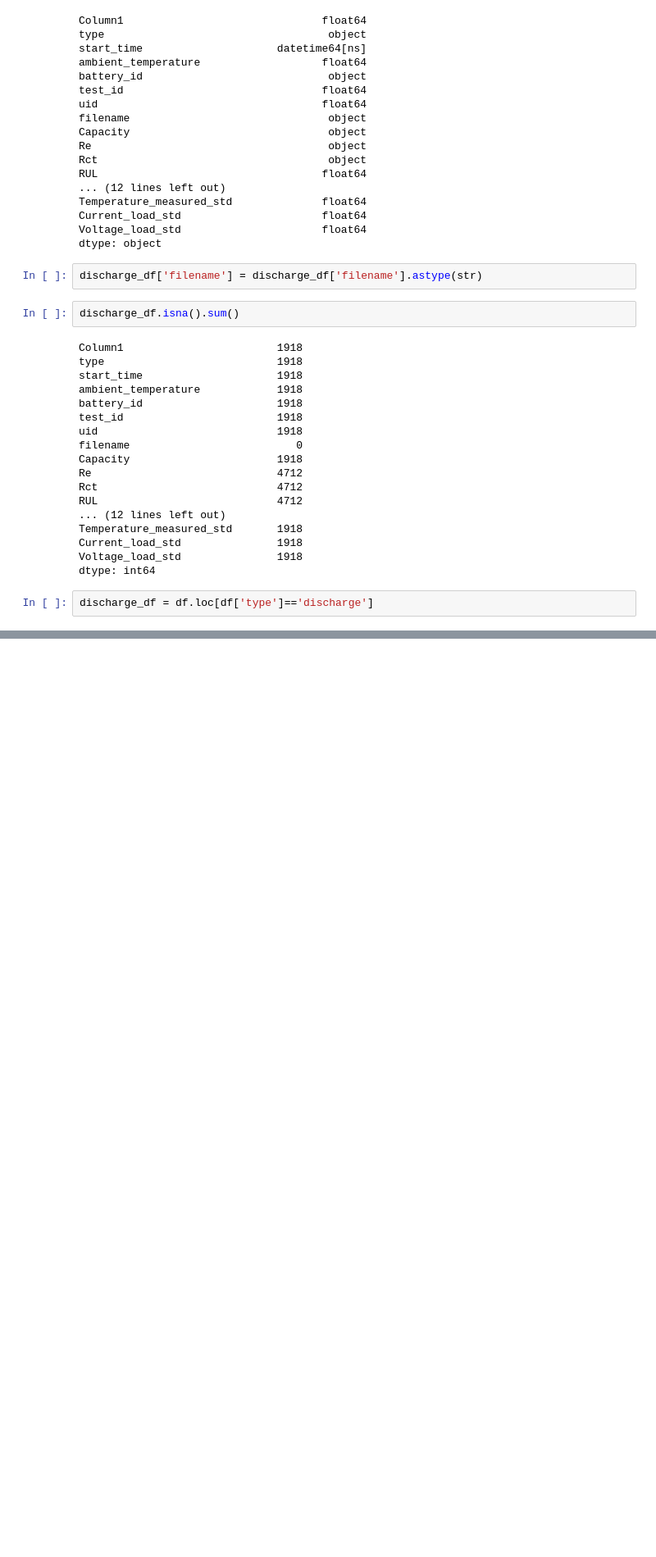
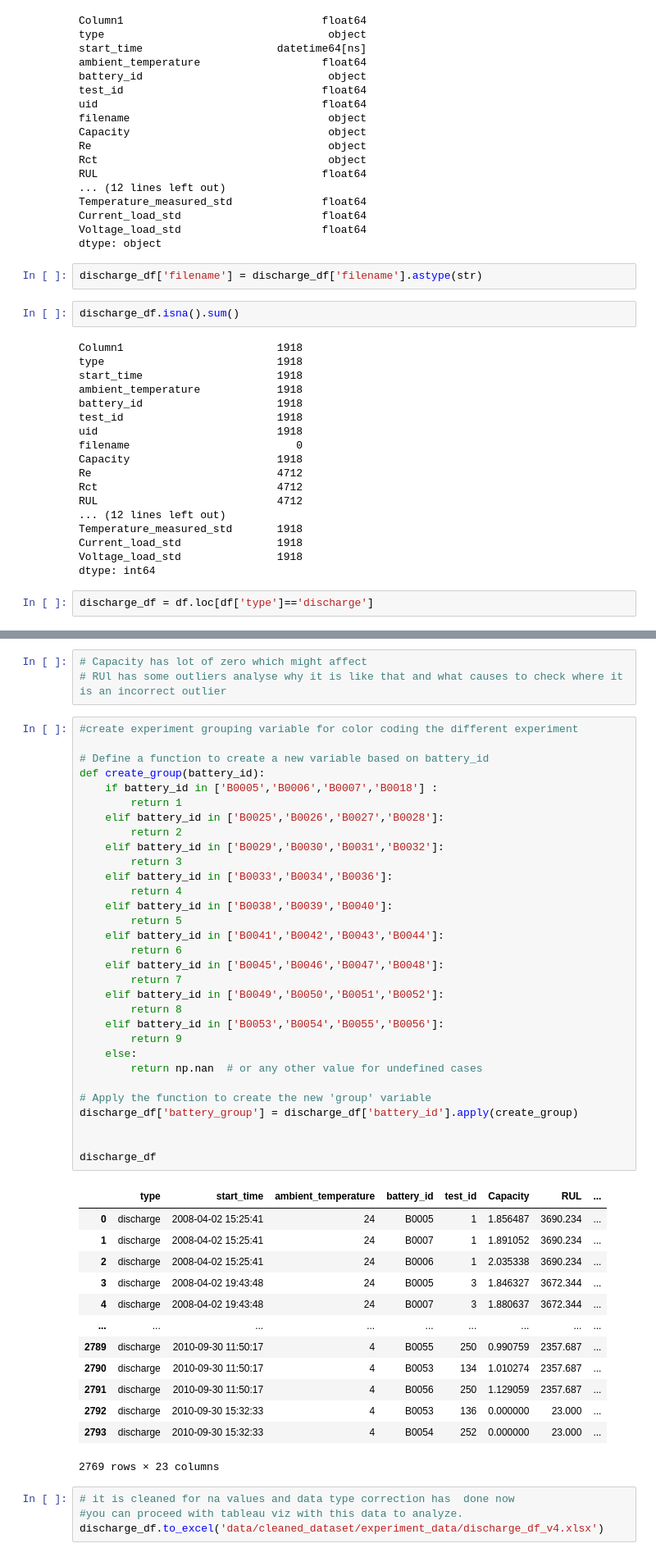
Before and after one commit to santhosh1299/lithium_ion_battery_discharge_prediction, a Jupyter notebook: data_cleaning.ipynb, the cells around one changed output, grey strips where cells are left out. Shown at 82% size. Drawn from its saved outputs; the diff is of its cells as text; blank space fills up the shorter version.

```diff
--- a/data_cleaning.ipynb
+++ b/data_cleaning.ipynb
@@ -234,0 +334,52 @@ NameError: name 'charge_discharge_df' is not defined
+# %%
+# Capacity has lot of zero which might affect
+# RUl has some outliers analyse why it is like that and what causes to check where it is an incorrect outlier
+# %%
+#create experiment grouping variable for color coding the different experiment
+
+# Define a function to create a new variable based on battery_id
+def create_group(battery_id):
+    if battery_id in ['B0005','B0006','B0007','B0018'] :
+        return 1
+    elif battery_id in ['B0025','B0026','B0027','B0028']:
+        return 2
+    elif battery_id in ['B0029','B0030','B0031','B0032']:
+        return 3
+    elif battery_id in ['B0033','B0034','B0036']:
+        return 4
+    elif battery_id in ['B0038','B0039','B0040']:
+        return 5
+    elif battery_id in ['B0041','B0042','B0043','B0044']:
+        return 6
+    elif battery_id in ['B0045','B0046','B0047','B0048']:
+        return 7
+    elif battery_id in ['B0049','B0050','B0051','B0052']:
+        return 8
+    elif battery_id in ['B0053','B0054','B0055','B0056']:
+        return 9
+    else:
+        return np.nan  # or any other value for undefined cases
+
+# Apply the function to create the new 'group' variable
+discharge_df['battery_group'] = discharge_df['battery_id'].apply(create_group)
+
+
+discharge_df
+# %% [output]
+|  | type | start_time | ambient_temperature | battery_id | test_id | Capacity | RUL | ... |
+| 0 | discharge | 2008-04-02 15:25:41 | 24 | B0005 | 1 | 1.856487 | 3690.234 | ... |
+| 1 | discharge | 2008-04-02 15:25:41 | 24 | B0007 | 1 | 1.891052 | 3690.234 | ... |
+| 2 | discharge | 2008-04-02 15:25:41 | 24 | B0006 | 1 | 2.035338 | 3690.234 | ... |
+| 3 | discharge | 2008-04-02 19:43:48 | 24 | B0005 | 3 | 1.846327 | 3672.344 | ... |
+| 4 | discharge | 2008-04-02 19:43:48 | 24 | B0007 | 3 | 1.880637 | 3672.344 | ... |
+| ... | ... | ... | ... | ... | ... | ... | ... | ... |
+| 2789 | discharge | 2010-09-30 11:50:17 | 4 | B0055 | 250 | 0.990759 | 2357.687 | ... |
+| 2790 | discharge | 2010-09-30 11:50:17 | 4 | B0053 | 134 | 1.010274 | 2357.687 | ... |
+| 2791 | discharge | 2010-09-30 11:50:17 | 4 | B0056 | 250 | 1.129059 | 2357.687 | ... |
+| 2792 | discharge | 2010-09-30 15:32:33 | 4 | B0053 | 136 | 0.000000 | 23.000 | ... |
+| 2793 | discharge | 2010-09-30 15:32:33 | 4 | B0054 | 252 | 0.000000 | 23.000 | ... |
+2769 rows × 23 columns
+# %%
+# it is cleaned for na values and data type correction has  done now
+#you can proceed with tableau viz with this data to analyze.
+discharge_df.to_excel('data/cleaned_dataset/experiment_data/discharge_df_v4.xlsx')
```
Also changed, not shown: parts of 15 cells of this notebook.
